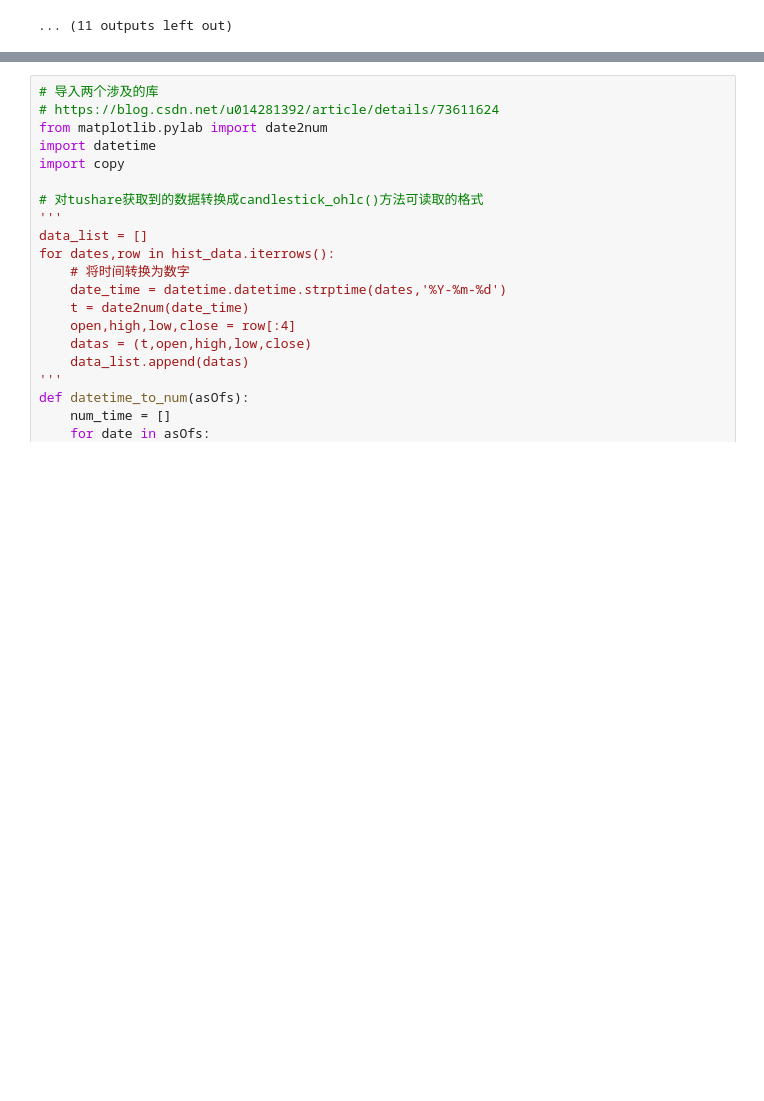
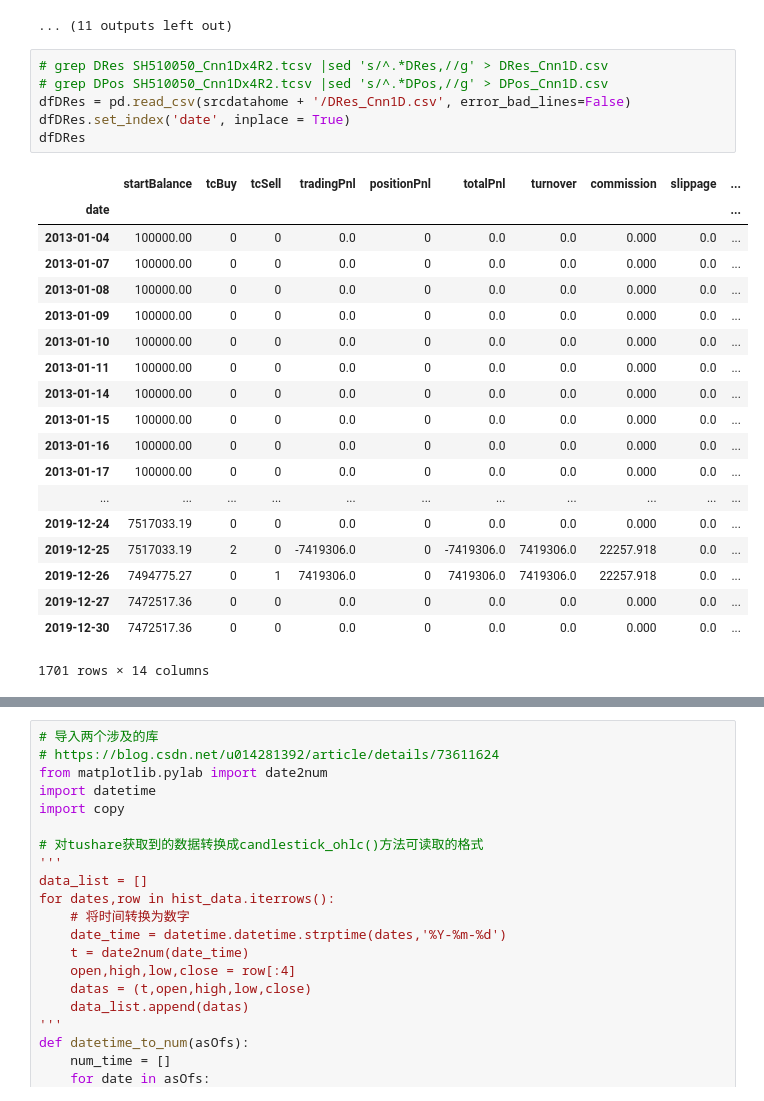
Before and after one commit to syscheme/HyperPixiu, a Jupyter notebook: notebooks/plotAdvDir.ipynb, the cells around one changed output, grey strips where cells are left out. Saved outputs shown, nothing was run; the diff lists cells and outputs as text; blank space fills up the shorter version.

```diff
--- a/notebooks/plotAdvDir.ipynb
+++ b/notebooks/plotAdvDir.ipynb
@@ -119,3 +119,29 @@ for d in bydate.nunique().index:
 [figure]
 [figure]
 ... (11 outputs left out)
+# %%
+# grep DRes SH510050_Cnn1Dx4R2.tcsv |sed 's/^.*DRes,//g' > DRes_Cnn1D.csv
+# grep DPos SH510050_Cnn1Dx4R2.tcsv |sed 's/^.*DPos,//g' > DPos_Cnn1D.csv
+dfDRes = pd.read_csv(srcdatahome + '/DRes_Cnn1D.csv', error_bad_lines=False)
+dfDRes.set_index('date', inplace = True)
+dfDRes
+# %% [output]
+|  | startBalance | tcBuy | tcSell | tradingPnl | positionPnl | totalPnl | turnover | commission | slippage | ... |
+| date |  |  |  |  |  |  |  |  |  | ... |
+| 2013-01-04 | 100000.00 | 0 | 0 | 0.0 | 0 | 0.0 | 0.0 | 0.000 | 0.0 | ... |
+| 2013-01-07 | 100000.00 | 0 | 0 | 0.0 | 0 | 0.0 | 0.0 | 0.000 | 0.0 | ... |
+| 2013-01-08 | 100000.00 | 0 | 0 | 0.0 | 0 | 0.0 | 0.0 | 0.000 | 0.0 | ... |
+| 2013-01-09 | 100000.00 | 0 | 0 | 0.0 | 0 | 0.0 | 0.0 | 0.000 | 0.0 | ... |
+| 2013-01-10 | 100000.00 | 0 | 0 | 0.0 | 0 | 0.0 | 0.0 | 0.000 | 0.0 | ... |
+| 2013-01-11 | 100000.00 | 0 | 0 | 0.0 | 0 | 0.0 | 0.0 | 0.000 | 0.0 | ... |
+| 2013-01-14 | 100000.00 | 0 | 0 | 0.0 | 0 | 0.0 | 0.0 | 0.000 | 0.0 | ... |
+| 2013-01-15 | 100000.00 | 0 | 0 | 0.0 | 0 | 0.0 | 0.0 | 0.000 | 0.0 | ... |
+| 2013-01-16 | 100000.00 | 0 | 0 | 0.0 | 0 | 0.0 | 0.0 | 0.000 | 0.0 | ... |
+| 2013-01-17 | 100000.00 | 0 | 0 | 0.0 | 0 | 0.0 | 0.0 | 0.000 | 0.0 | ... |
+| ... | ... | ... | ... | ... | ... | ... | ... | ... | ... | ... |
+| 2019-12-24 | 7517033.19 | 0 | 0 | 0.0 | 0 | 0.0 | 0.0 | 0.000 | 0.0 | ... |
+| 2019-12-25 | 7517033.19 | 2 | 0 | -7419306.0 | 0 | -7419306.0 | 7419306.0 | 22257.918 | 0.0 | ... |
+| 2019-12-26 | 7494775.27 | 0 | 1 | 7419306.0 | 0 | 7419306.0 | 7419306.0 | 22257.918 | 0.0 | ... |
+| 2019-12-27 | 7472517.36 | 0 | 0 | 0.0 | 0 | 0.0 | 0.0 | 0.000 | 0.0 | ... |
+| 2019-12-30 | 7472517.36 | 0 | 0 | 0.0 | 0 | 0.0 | 0.0 | 0.000 | 0.0 | ... |
+1701 rows × 14 columns
```
Also changed, not shown: parts of 3 cells of this notebook.
